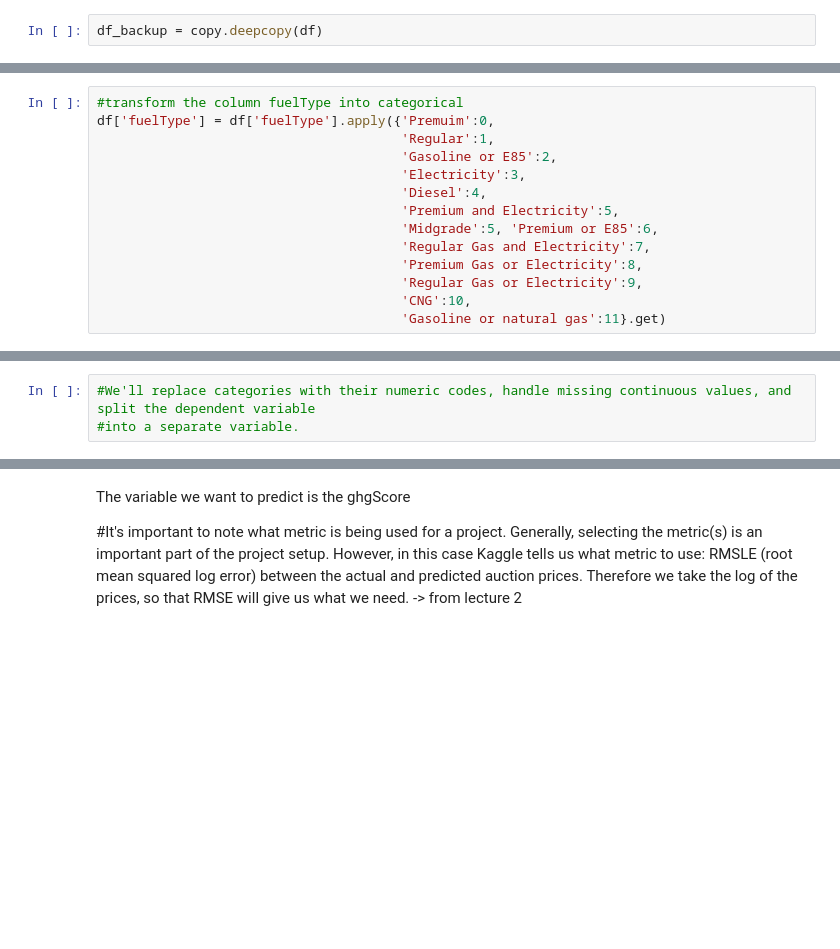
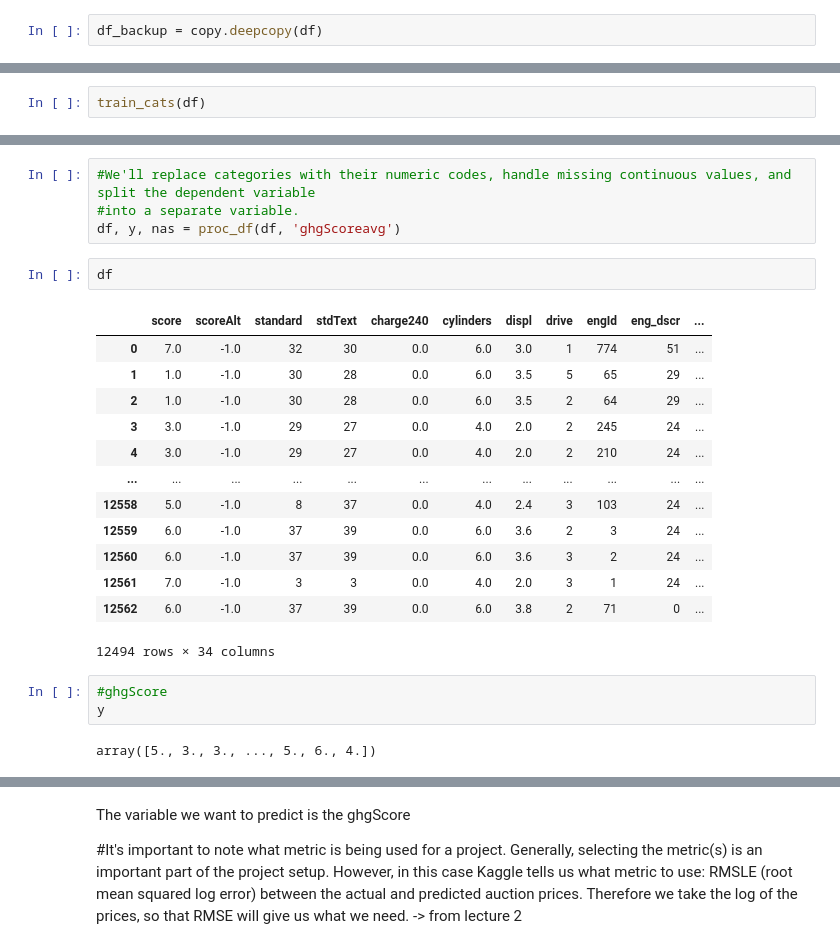
Before and after one commit to luchiangi/ML_Project, a Jupyter notebook: ML A.Luchi & F.Ceccarani.ipynb, the cells around one changed output, grey strips where cells are left out. Cells and saved outputs as stored; diff of their text form; blank space fills up the shorter version.

```diff
--- a/ML A.Luchi & F.Ceccarani.ipynb
+++ b/ML A.Luchi & F.Ceccarani.ipynb
@@ -865,3 +858,5 @@ AttributeError: 'Categorical' object has no attribute 'category'
+# %%
+train_cats(df)
 # %%
 df.fuelType.cat.categories.tolist()
 # %% [output]
@@ -888,14 +875,0 @@ AttributeError: Can only use .cat accessor with a 'category' dtype
-# %%
-#transform the column fuelType into categorical
-df['fuelType'] = df['fuelType'].apply({'Premuim':0,
-                                       'Regular':1,
-                                       'Gasoline or E85':2,
-                                       'Electricity':3,
-                                       'Diesel':4,
-                                       'Premium and Electricity':5,
-                                       'Midgrade':5, 'Premium or E85':6,
-                                       'Regular Gas and Electricity':7,
-                                       'Premium Gas or Electricity':8,
-                                       'Regular Gas or Electricity':9,
-                                       'CNG':10,
-                                       'Gasoline or natural gas':11}.get)
@@ -902,3 +900,25 @@ df['fuelType'] = df['fuelType'].apply({'Premuim':0,
 # %%
 #We'll replace categories with their numeric codes, handle missing continuous values, and split the dependent variable
 #into a separate variable.
+df, y, nas = proc_df(df, 'ghgScoreavg')
+# %%
+df
+# %% [output]
+|  | score | scoreAlt | standard | stdText | charge240 | cylinders | displ | drive | engId | eng_dscr | ... |
+| 0 | 7.0 | -1.0 | 32 | 30 | 0.0 | 6.0 | 3.0 | 1 | 774 | 51 | ... |
+| 1 | 1.0 | -1.0 | 30 | 28 | 0.0 | 6.0 | 3.5 | 5 | 65 | 29 | ... |
+| 2 | 1.0 | -1.0 | 30 | 28 | 0.0 | 6.0 | 3.5 | 2 | 64 | 29 | ... |
+| 3 | 3.0 | -1.0 | 29 | 27 | 0.0 | 4.0 | 2.0 | 2 | 245 | 24 | ... |
+| 4 | 3.0 | -1.0 | 29 | 27 | 0.0 | 4.0 | 2.0 | 2 | 210 | 24 | ... |
+| ... | ... | ... | ... | ... | ... | ... | ... | ... | ... | ... | ... |
+| 12558 | 5.0 | -1.0 | 8 | 37 | 0.0 | 4.0 | 2.4 | 3 | 103 | 24 | ... |
+| 12559 | 6.0 | -1.0 | 37 | 39 | 0.0 | 6.0 | 3.6 | 2 | 3 | 24 | ... |
+| 12560 | 6.0 | -1.0 | 37 | 39 | 0.0 | 6.0 | 3.6 | 3 | 2 | 24 | ... |
+| 12561 | 7.0 | -1.0 | 3 | 3 | 0.0 | 4.0 | 2.0 | 3 | 1 | 24 | ... |
+| 12562 | 6.0 | -1.0 | 37 | 39 | 0.0 | 6.0 | 3.8 | 2 | 71 | 0 | ... |
+12494 rows × 34 columns
+# %%
+#ghgScore
+y
+# %% [output]
+array([5., 3., 3., ..., 5., 6., 4.])
```
Also changed, not shown: parts of 35 cells of this notebook.
